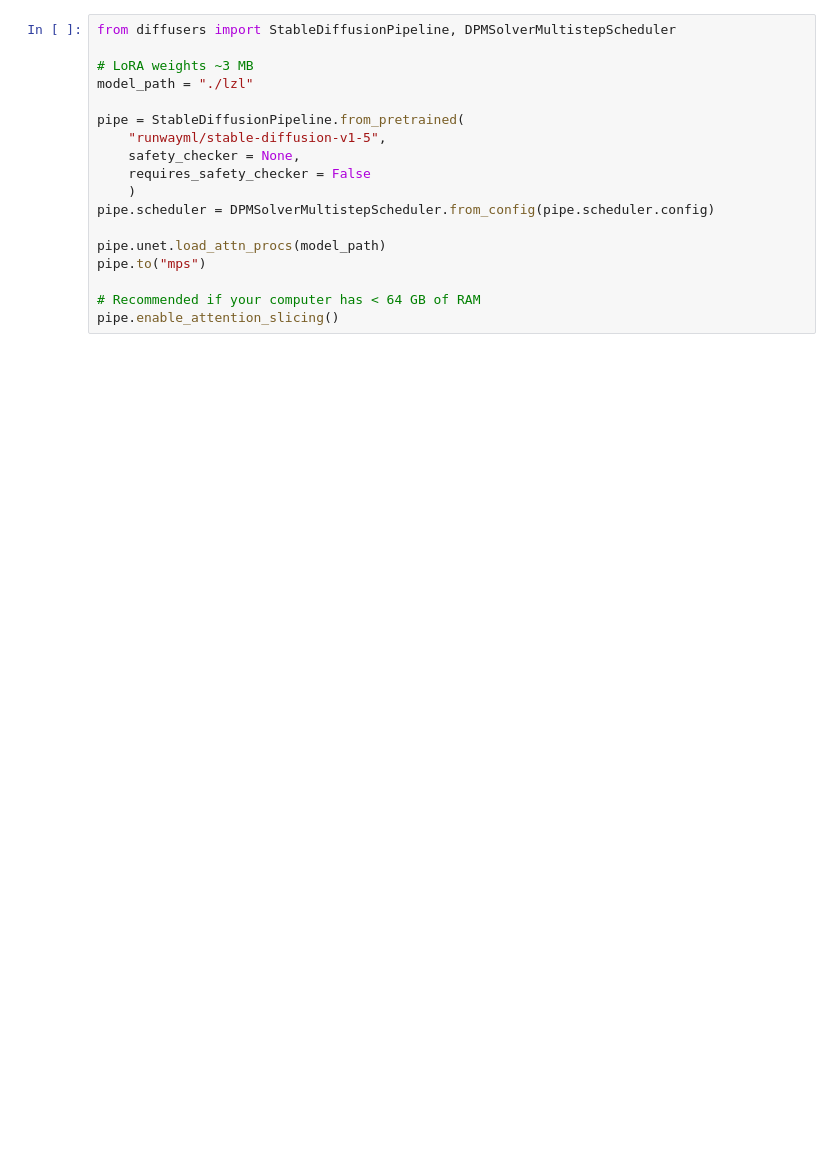
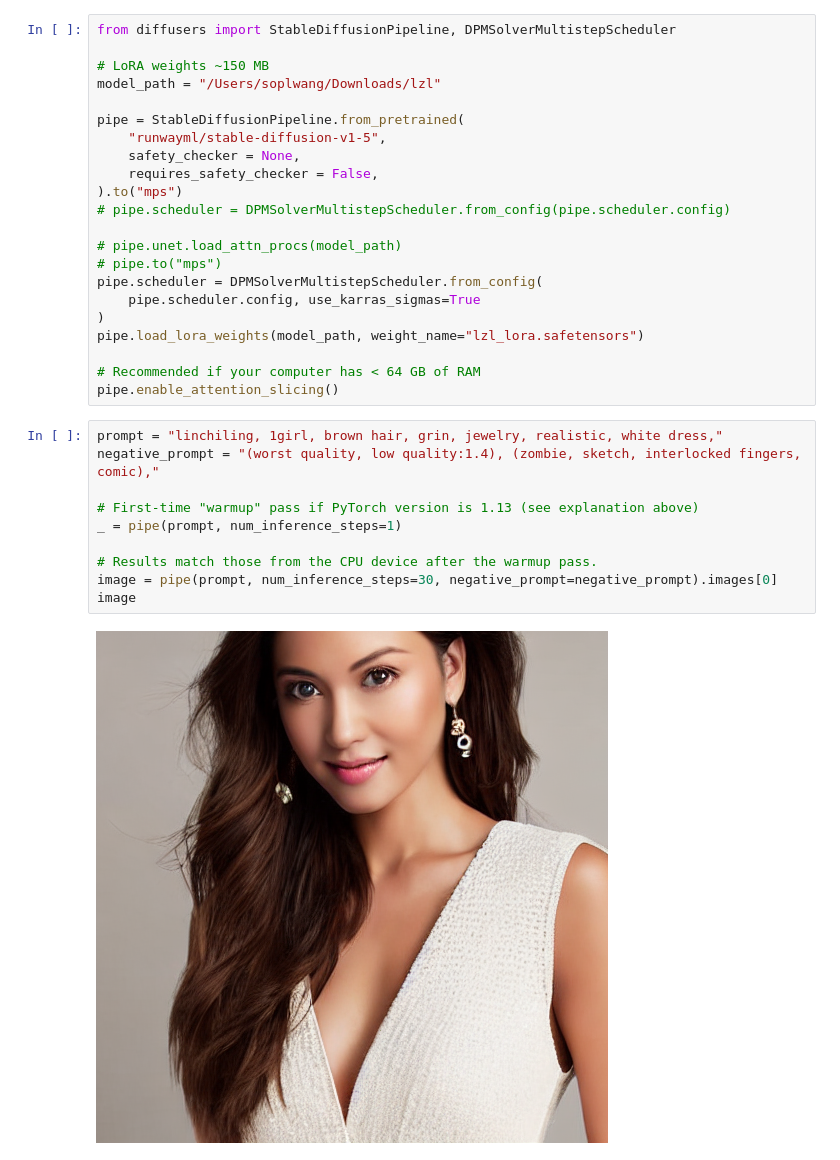
Before and after one commit to soplwang/diffusers, a Jupyter notebook: sd15_lzl_lora.ipynb, the cells around one changed output. Cells and saved outputs as stored; diff of their text form; blank space fills up the shorter version.

```diff
--- a/sd15_lzl_lora.ipynb
+++ b/sd15_lzl_lora.ipynb
@@ -1,19 +1,35 @@
 # %%
 from diffusers import StableDiffusionPipeline, DPMSolverMultistepScheduler
 
-# LoRA weights ~3 MB
-model_path = "./lzl"
+# LoRA weights ~150 MB
+model_path = "/Users/soplwang/Downloads/lzl"
 
 pipe = StableDiffusionPipeline.from_pretrained(
     "runwayml/stable-diffusion-v1-5",
     safety_checker = None,
-    requires_safety_checker = False
-    )
-pipe.scheduler = DPMSolverMultistepScheduler.from_config(pipe.scheduler.config)
+    requires_safety_checker = False,
+).to("mps")
+# pipe.scheduler = DPMSolverMultistepScheduler.from_config(pipe.scheduler.config)
 
-pipe.unet.load_attn_procs(model_path)
-pipe.to("mps")
+# pipe.unet.load_attn_procs(model_path)
+# pipe.to("mps")
+pipe.scheduler = DPMSolverMultistepScheduler.from_config(
+    pipe.scheduler.config, use_karras_sigmas=True
+)
+pipe.load_lora_weights(model_path, weight_name="lzl_lora.safetensors")
 
 # Recommended if your computer has < 64 GB of RAM
 pipe.enable_attention_slicing()
+# %%
+prompt = "linchiling, 1girl, brown hair, grin, jewelry, realistic, white dress,"
+negative_prompt = "(worst quality, low quality:1.4), (zombie, sketch, interlocked fingers, comic),"
+
+# First-time "warmup" pass if PyTorch version is 1.13 (see explanation above)
+_ = pipe(prompt, num_inference_steps=1)
+
+# Results match those from the CPU device after the warmup pass.
+image = pipe(prompt, num_inference_steps=30, negative_prompt=negative_prompt).images[0]
+image
+# %% [output]
+[figure, added]
 # %%
```
Also changed, not shown: parts of 2 cells of this notebook, 6 other files.
